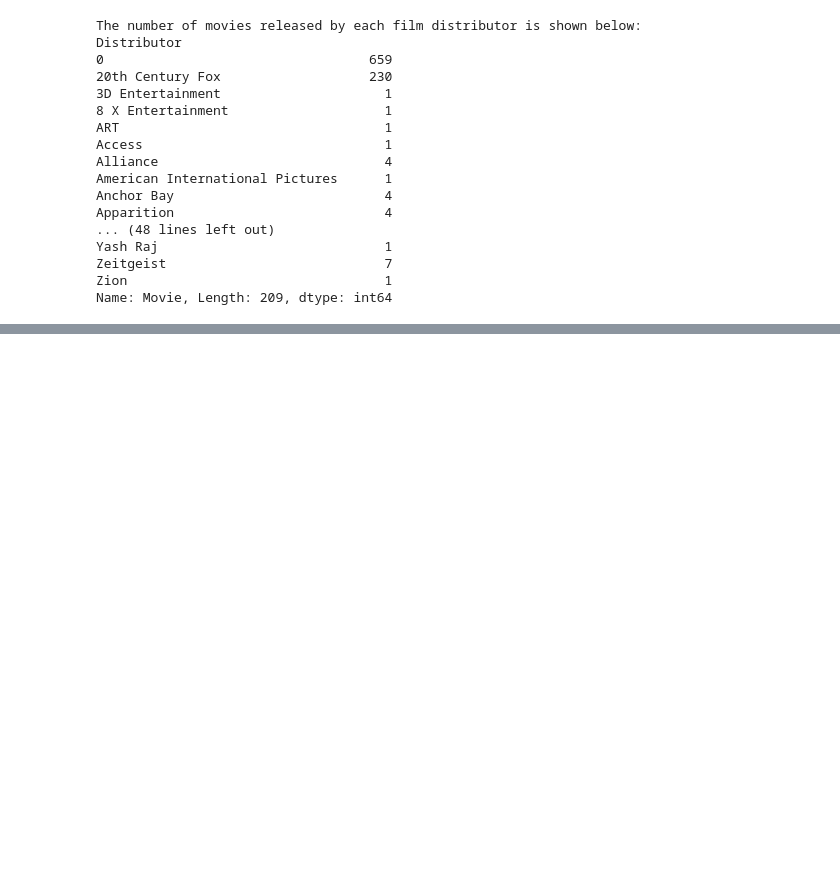
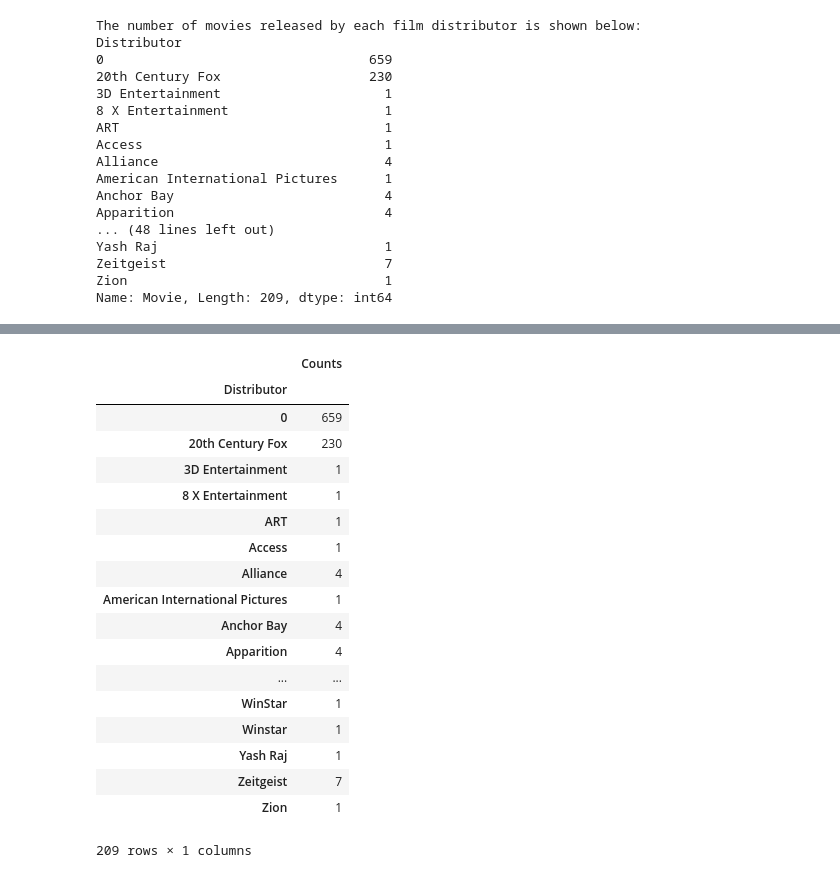
Before and after one commit to ViralLeadership/SuperLearning, a Jupyter notebook: Statistics.com/ITP_090718/JJenkins_HW#3.ipynb, the cells around one changed output, grey strips where cells are left out. Saved outputs shown, nothing was run; the diff lists cells and outputs as text; code cells hidden in the pictures; blank space fills up the shorter version.

```diff
--- a/Statistics.com/ITP_090718/JJenkins_HW#3.ipynb
+++ b/Statistics.com/ITP_090718/JJenkins_HW#3.ipynb
@@ -286,0 +265,3 @@ TypeError: write() argument must be str, not int
+# %%
+data = pd.DataFrame(counts)
+data.head()
@@ -286,0 +291,23 @@ TypeError: write() argument must be str, not int
+# %%
+data.columns = ["Counts"]
+data
+# %% [output]
+|  | Counts |
+| Distributor |  |
+| 0 | 659 |
+| 20th Century Fox | 230 |
+| 3D Entertainment | 1 |
+| 8 X Entertainment | 1 |
+| ART | 1 |
+| Access | 1 |
+| Alliance | 4 |
+| American International Pictures | 1 |
+| Anchor Bay | 4 |
+| Apparition | 4 |
+| ... | ... |
+| WinStar | 1 |
+| Winstar | 1 |
+| Yash Raj | 1 |
+| Zeitgeist | 7 |
+| Zion | 1 |
+209 rows × 1 columns
```
Also changed, not shown: parts of 6 cells of this notebook, 2 other files.
